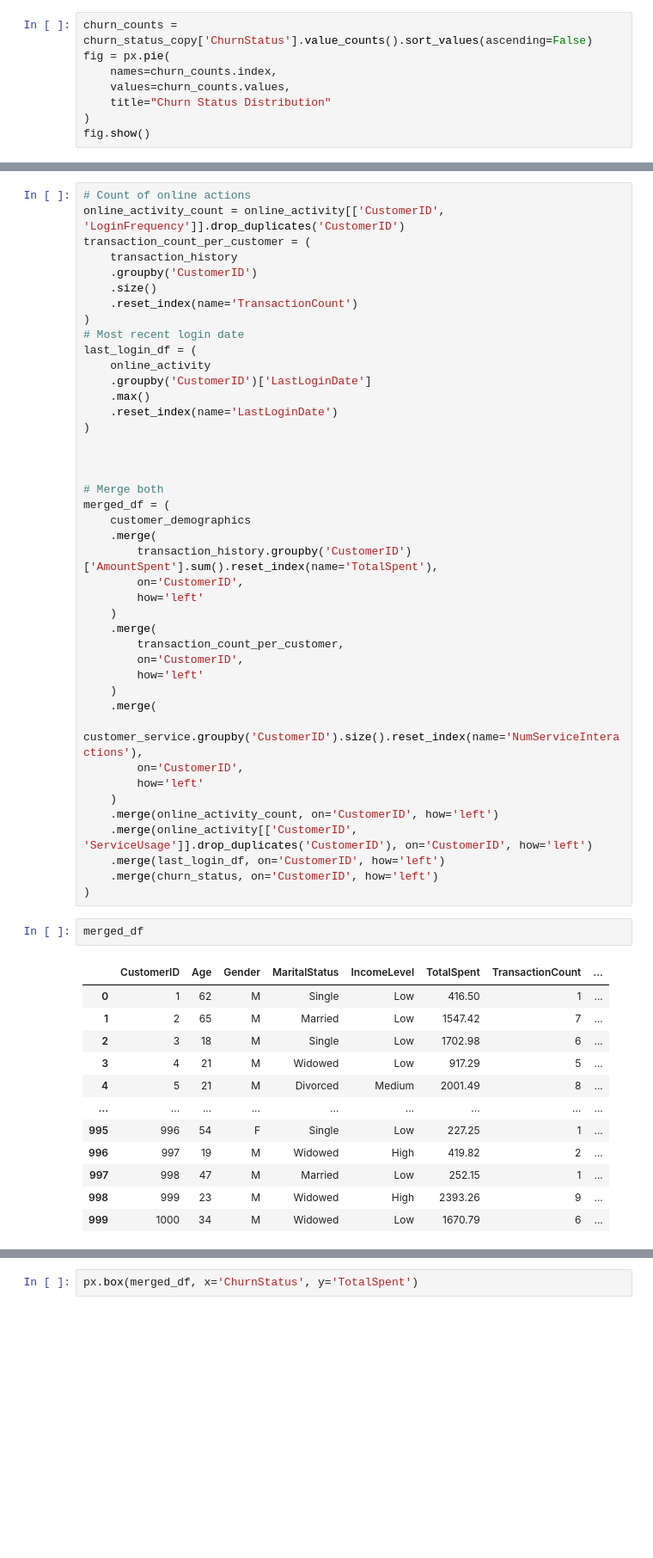
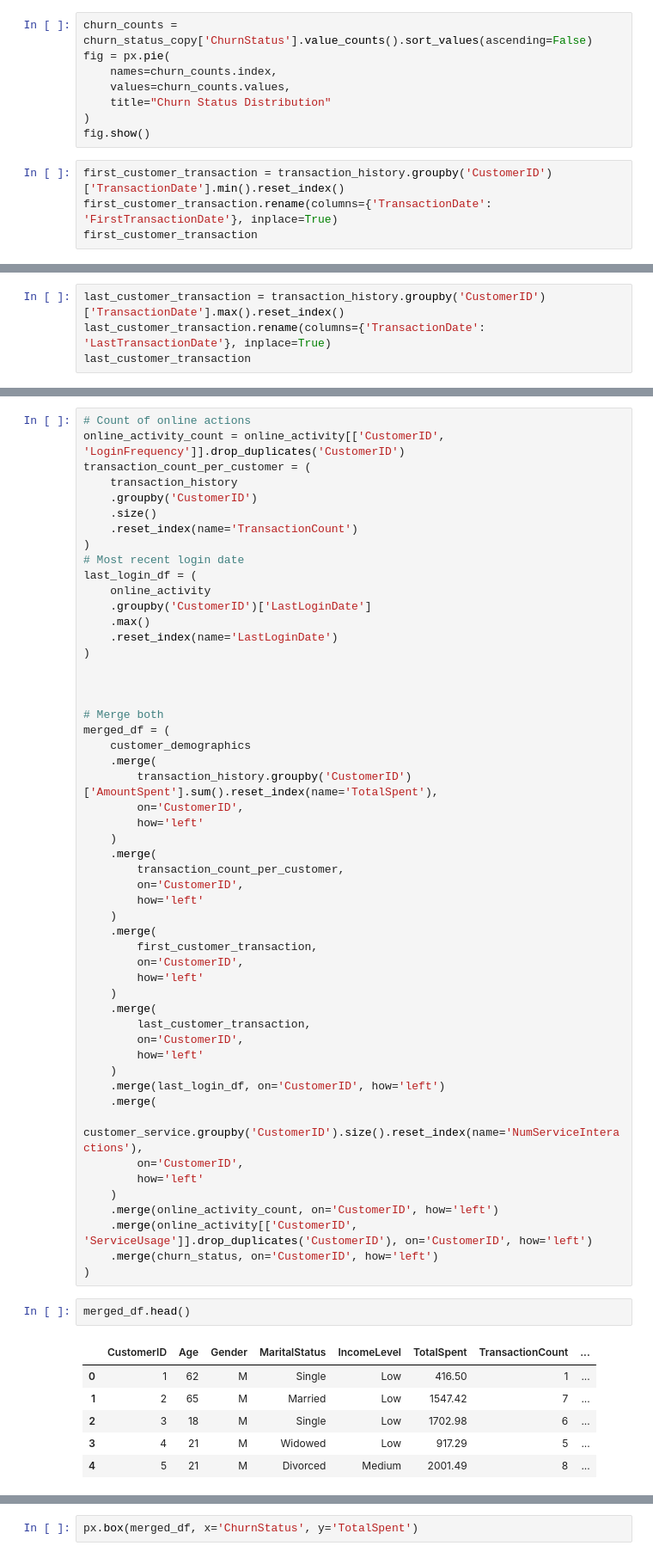
Before and after one commit to Alexander040105/lloyds-banking-group-eda-theforage, a Jupyter notebook: data_cleaning.ipynb, the cells around one changed output, grey strips where cells are left out. Shown at 86% size. Cells and saved outputs as stored; diff of their text form; blank space fills up the shorter version.

```diff
--- a/data_cleaning.ipynb
+++ b/data_cleaning.ipynb
@@ -538,3 +526,7 @@ fig = px.pie(
     title="Churn Status Distribution"
 )
 fig.show()
+# %%
+first_customer_transaction = transaction_history.groupby('CustomerID')['TransactionDate'].min().reset_index()
+first_customer_transaction.rename(columns={'TransactionDate': 'FirstTransactionDate'}, inplace=True)
+first_customer_transaction
@@ -540,0 +547,4 @@ fig.show()
+# %%
+last_customer_transaction = transaction_history.groupby('CustomerID')['TransactionDate'].max().reset_index()
+last_customer_transaction.rename(columns={'TransactionDate': 'LastTransactionDate'}, inplace=True)
+last_customer_transaction
@@ -571,27 +595,31 @@ merged_df = (
         how='left'
     )
     .merge(
+        first_customer_transaction,
+        on='CustomerID',
+        how='left'
+    )
+    .merge(
+        last_customer_transaction,
+        on='CustomerID',
+        how='left'
+    )
+    .merge(last_login_df, on='CustomerID', how='left')
+    .merge(
         customer_service.groupby('CustomerID').size().reset_index(name='NumServiceInteractions'),
         on='CustomerID',
         how='left'
     )
     .merge(online_activity_count, on='CustomerID', how='left')
     .merge(online_activity[['CustomerID', 'ServiceUsage']].drop_duplicates('CustomerID'), on='CustomerID', how='left')
-    .merge(last_login_df, on='CustomerID', how='left')
     .merge(churn_status, on='CustomerID', how='left')
 )
 # %%
-merged_df
+merged_df.head()
 # %% [output]
 |  | CustomerID | Age | Gender | MaritalStatus | IncomeLevel | TotalSpent | TransactionCount | ... |
 | 0 | 1 | 62 | M | Single | Low | 416.50 | 1 | ... |
 | 1 | 2 | 65 | M | Married | Low | 1547.42 | 7 | ... |
 | 2 | 3 | 18 | M | Single | Low | 1702.98 | 6 | ... |
 | 3 | 4 | 21 | M | Widowed | Low | 917.29 | 5 | ... |
 | 4 | 5 | 21 | M | Divorced | Medium | 2001.49 | 8 | ... |
-| ... | ... | ... | ... | ... | ... | ... | ... | ... |
-| 995 | 996 | 54 | F | Single | Low | 227.25 | 1 | ... |
-| 996 | 997 | 19 | M | Widowed | High | 419.82 | 2 | ... |
-| 997 | 998 | 47 | M | Married | Low | 252.15 | 1 | ... |
-| 998 | 999 | 23 | M | Widowed | High | 2393.26 | 9 | ... |
-| 999 | 1000 | 34 | M | Widowed | Low | 1670.79 | 6 | ... |
```
Also changed, not shown: parts of 20 cells of this notebook, 1 other file.
